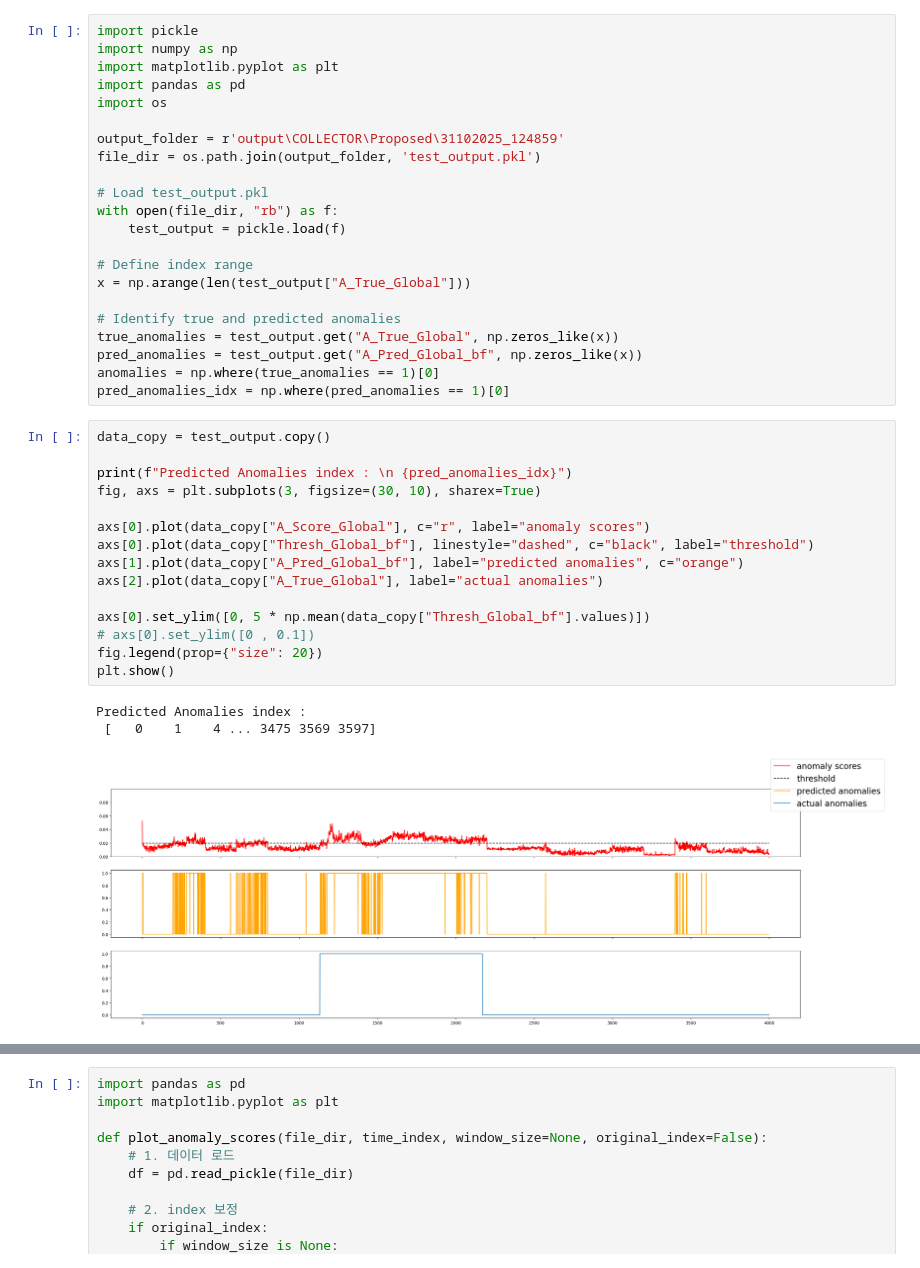
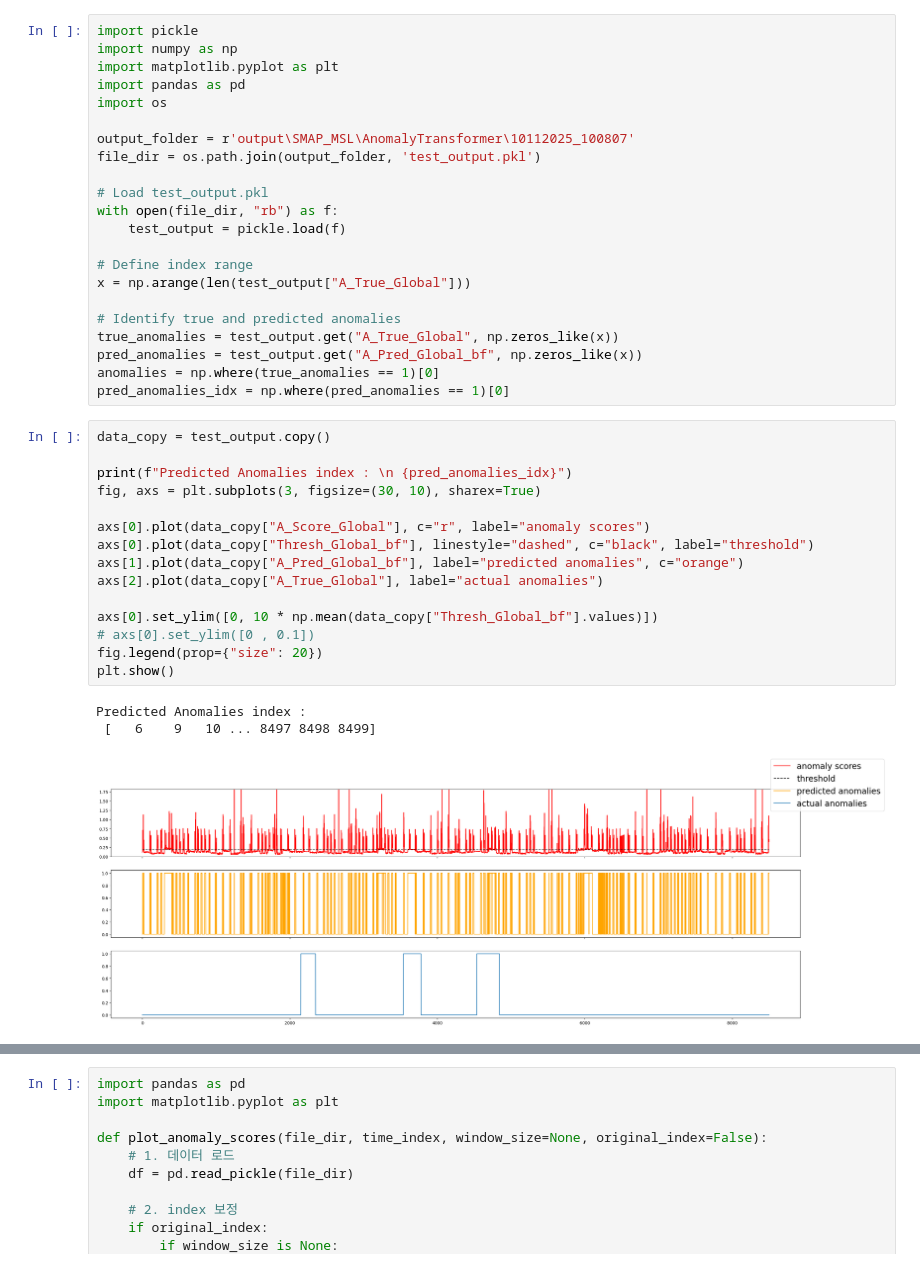
Before and after one commit to Jaeyoungkoh/Anomaly-Detection, a Jupyter notebook: plotting_anomaly_score.ipynb, the cells around one changed output, grey strips where cells are left out. Saved outputs shown, nothing was run; the diff lists cells and outputs as text.

```diff
--- a/plotting_anomaly_score.ipynb
+++ b/plotting_anomaly_score.ipynb
@@ -5,7 +5,7 @@ import matplotlib.pyplot as plt
 import pandas as pd
 import os
 
-output_folder = r'output\COLLECTOR\Proposed\31102025_124859'
+output_folder = r'output\SMAP_MSL\AnomalyTransformer\10112025_100807'
 file_dir = os.path.join(output_folder, 'test_output.pkl')
 
 # Load test_output.pkl
@@ -23,22 +23,22 @@ pred_anomalies_idx = np.where(pred_anomalies == 1)[0]
 # %%
 data_copy = test_output.copy()
 
 print(f"Predicted Anomalies index : \n {pred_anomalies_idx}")
 fig, axs = plt.subplots(3, figsize=(30, 10), sharex=True)
 
 axs[0].plot(data_copy["A_Score_Global"], c="r", label="anomaly scores")
 axs[0].plot(data_copy["Thresh_Global_bf"], linestyle="dashed", c="black", label="threshold")
 axs[1].plot(data_copy["A_Pred_Global_bf"], label="predicted anomalies", c="orange")
 axs[2].plot(data_copy["A_True_Global"], label="actual anomalies")
 
-axs[0].set_ylim([0, 5 * np.mean(data_copy["Thresh_Global_bf"].values)])
+axs[0].set_ylim([0, 10 * np.mean(data_copy["Thresh_Global_bf"].values)])
 # axs[0].set_ylim([0 , 0.1])
 fig.legend(prop={"size": 20})
 plt.show()
 # %% [output]
 Predicted Anomalies index :
- [   0    1    4 ... 3475 3569 3597]
+ [   6    9   10 ... 8497 8498 8499]
-[figure, old version]
+[figure, new version]
 # %%
 data_copy = test_output.drop(columns=['A_Score_Global', 'Thresh_Global_bf'])
 cols = [c for c in data_copy.columns if not (c.startswith('Thresh_') or c.startswith('A_Pred_'))]
```
Also changed, not shown: parts of 3 cells of this notebook, 13 other files.
